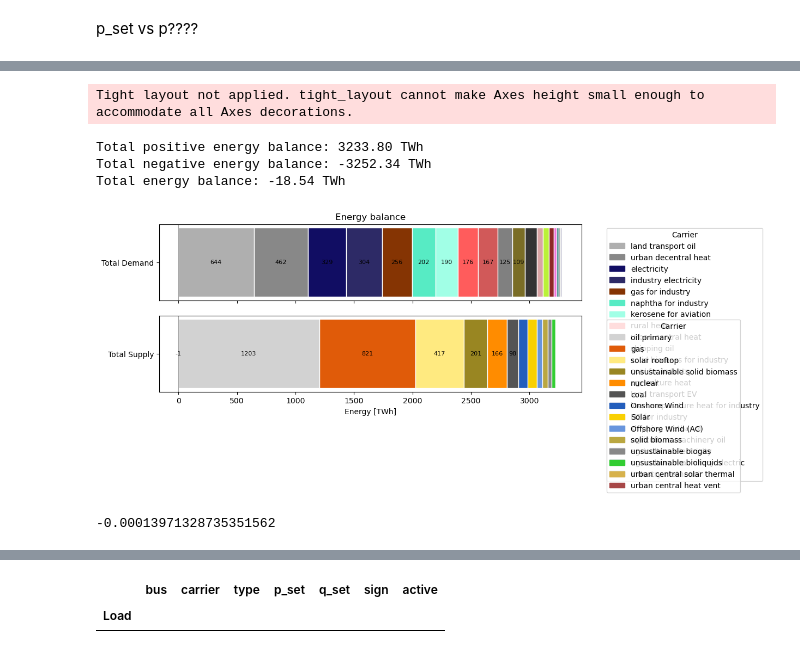
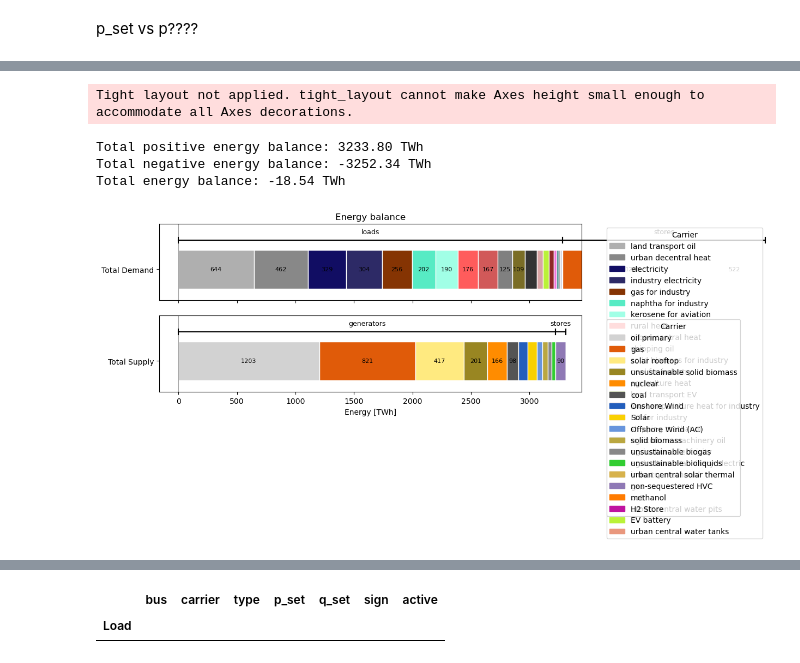
Before and after one commit to ayshaC/pypsa-eur, a Jupyter notebook: analysis/graph_network.ipynb, the cells around one changed output, grey strips where cells are left out. Saved outputs shown, nothing was run; the diff lists cells and outputs as text; code cells hidden in the pictures.

```diff
--- a/analysis/graph_network.ipynb
+++ b/analysis/graph_network.ipynb
@@ -36,4 +44,4 @@ with open(f"../config/plotting.default.yaml") as f:
 tech_colors = pypsa_config["plotting"]["tech_colors"]
 nice_names = pypsa_config["plotting"]["nice_names"]
 # %%
-sample = eur_test_overnight
+sample = de_test_overnight3
@@ -378,0 +396,6 @@ p_set vs p????
+# %%
+# supply_from_stores = n[sample].stores.groupby("carrier")["e_initial"].sum()
+# supply_from_stores
+last_snapshot = n[sample].snapshots[-1]
+
+n[sample].stores_t["e"].iloc[-1]
@@ -380,6 +463,9 @@ p_set vs p????
 snapshots = pd.DatetimeIndex(n[sample].snapshots)
 dt = snapshots[1] - snapshots[0]
 time_delta = float(dt / pd.Timedelta(hours=1))
+
+demand = {}
+supply = {}
 
 # calculate total demand by carrier
 demand_by_carrier = n[sample].loads_t["p_set"].T.groupby(n[sample].loads["carrier"]).sum().T.sum().sort_values() * time_delta / 1e6  # TWh
@@ -389,13 +475,29 @@ demand_by_carrier_static = demand_by_carrier_static.loc[demand_by_carrier_static
 
 demand_by_carrier = pd.concat([demand_by_carrier, demand_by_carrier_static])
 
+demand["loads"] = demand_by_carrier
+
+
 # calculate total supply by carrier
 supply_by_carrier = n[sample].generators_t["p"].T.groupby(n[sample].generators["carrier"]).sum().T.sum().sort_values() * time_delta / 1e6  # TWh
+supply["generators"] = supply_by_carrier
+
+
+# calculate demand and supply from stores
+store_diff = (n[sample].stores.groupby("carrier")["e_initial"].sum() - n[sample].stores_t["e"].T.groupby(n[sample].stores["carrier"])[last_snapshot].sum())/1e6
+
+store_supply = store_diff[store_diff>0]
+store_demand = store_diff[store_diff<0]
+
+demand["stores"] = -store_demand
+supply["stores"] = store_supply
+
+
 
 fig, ax = plt.subplots(2, 1, figsize=(10, 4), sharex=True)
 
 stacked_barh_signed(
-    demand_by_carrier,
+    demand,
     ax[0],
     tech_colors=tech_colors,
     nice_names=nice_names,
@@ -403,37 +505,33 @@ stacked_barh_signed(
 )
 
 stacked_barh_signed(
-    supply_by_carrier,
+    supply,
     ax[1],
     tech_colors=tech_colors,
     nice_names=nice_names,
     y_label="Total Supply",
 )
 
 # Enforce common x-limit across both plots
 enforce_common_xlim(ax, [demand_by_carrier, supply_by_carrier])
 
 ax[0].set_title("Energy balance")
 ax[-1].set_xlabel("Energy [TWh]")
 plt.tight_layout()
 plt.savefig('figures/energy_balance.png')
 
 # print total energy balance for generators and loads
 include = ["Generator", "Load"]
 stats = n[sample].statistics()
 energy_flows = stats[stats.index.isin(include, level=0)]
 pos_energy = energy_flows.loc[energy_flows["Energy Balance"] > 0]["Energy Balance"]
 neg_energy = energy_flows.loc[energy_flows["Energy Balance"] < 0]["Energy Balance"]
 print(f"Total positive energy balance: {sum(pos_energy) / 1e6:.2f} TWh")
 print(f"Total negative energy balance: {sum(neg_energy) / 1e6:.2f} TWh")
 print(f"Total energy balance: {energy_flows['Energy Balance'].sum() / 1e6:.2f} TWh")
 # %% [output]
 Tight layout not applied. tight_layout cannot make Axes height small enough to accommodate all Axes decorations.
 Total positive energy balance: 3233.80 TWh
 Total negative energy balance: -3252.34 TWh
 Total energy balance: -18.54 TWh
-[figure, old version]
+[figure, new version]
-# %%
-energy_balance = n[sample].statistics.energy_balance()
-# %% [output]
--0.00013971328735351562
```
Also changed, not shown: parts of 45 cells of this notebook.
